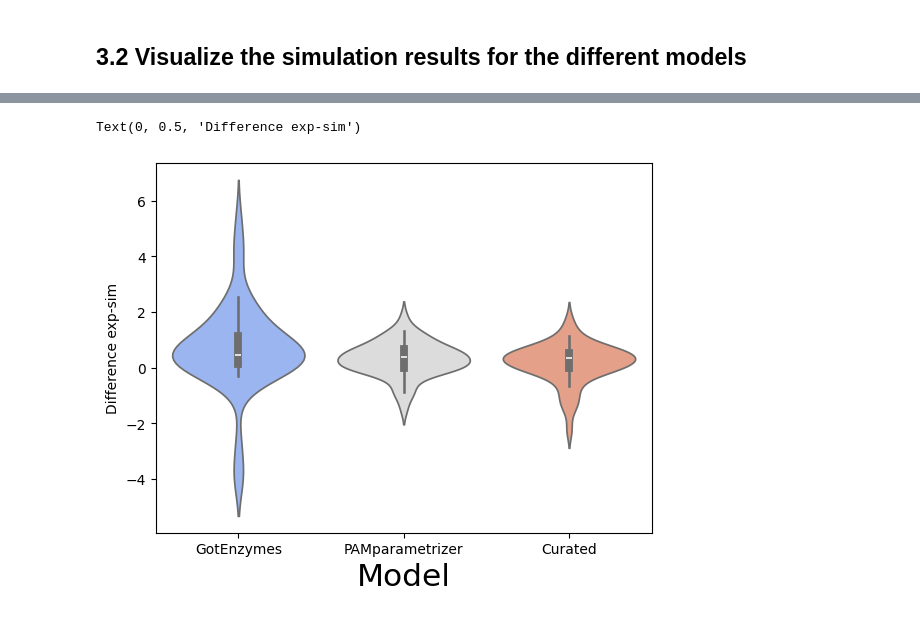
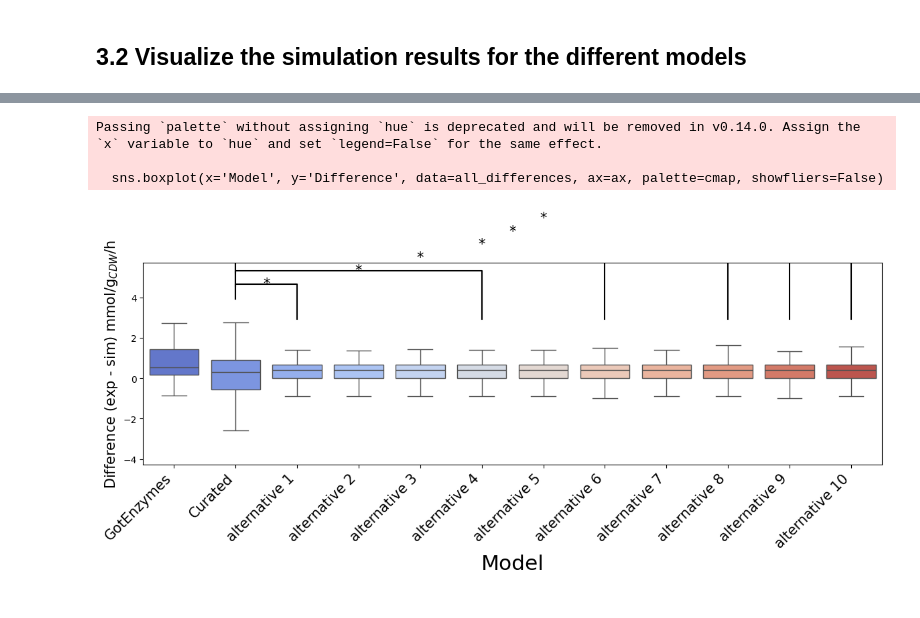
Before and after one commit to iAMB-RWTH-Aachen/PAMparametrizer, a Jupyter notebook: Scripts/i3_analysis/PAMparametrizer_iML1515_validation.ipynb, the cells around one changed output, grey strips where cells are left out. Drawn from its saved outputs; the diff is of its cells as text; code cells hidden in the pictures.

Commit message:
new results

```diff
--- a/Scripts/i3_analysis/PAMparametrizer_iML1515_validation.ipynb
+++ b/Scripts/i3_analysis/PAMparametrizer_iML1515_validation.ipynb
@@ -244,2 +217,9 @@ R^2 values for the model with the optimized parameters:  -0.9181933323143191
 # %% [markdown]
 ## 3.2 Visualize the simulation results for the different models
+# %%
+# validation_df_1.index = validation_df.index.str.split(', ')
+validation_df_1 = validation_df.T.reset_index()
+validation_df_1['index'] = validation_df_1['index'].str.split(', ')
+validation_df_1 = validation_df_1.explode('index').set_index('index').T
+validation_df_1
+# validation_df = validation_df.explode()
@@ -271,27 +274,68 @@ plt.show()
+# %%
+def plot_significant_annotation(ax, column, sign, compare_df, dodge_factor):
+        # Add annotation for significance
+        x1, x2 = 1, column
+        start = compare_df.Difference.quantile(0.865) +0.65
+        y, h = compare_df.Difference.quantile(0.865)+ dodge_factor, 0.75  # Dynamically adjust y position
+        ax.plot([x1, x1, x2, x2], [y, y+h, y+h, start], lw=1.5, color='k')
+        ax.text((x1 + x2) * 0.5, y + h*0.6, sign, ha='center', va='bottom', fontsize=fontsize, color='k')
 # %%
 fontsize = 15
-#violinplot
-models = ['GotEnzymes','PAMparametrizer','Curated']
+models = ['GotEnzymes', 'Curated'] + [f'alternative {alt}' for alt in error_new_dict.keys()]
 model_colors = sns.color_palette("coolwarm", n_colors=len(models))
 cmap = dict(zip(models, model_colors))
 
+# Prepare the figure
+fig, ax = plt.subplots(figsize=(12, 6))
+
 # Combine data into a DataFrame
 all_differences = pd.DataFrame()
+curated_differences = None  # Placeholder for Curated errors
+num_significant = 0
 
-for model, sub_df in zip(models, [fluxes_wt, fluxes_new, fluxes_curated]):
-    differences = calculate_difference_simulation_experiment(validation_df, sub_df, fluxes_to_save[1:])
+for col, (model, sub_df) in enumerate(zip(models, [fluxes_wt, fluxes_curated] + list(fluxes_new_dict.values()))):
+    differences = []
+    for _, row in sub_df.iterrows():
+        substrate_id = row['substrate_id']
+        difference = calculate_difference_simulation_experiment(
+            validation_df_1, row, fluxes_to_save[1:], substrate_id)
+        differences += difference
 
-    # Create a DataFrame for each model with the model name and differences
-    temp_df = pd.DataFrame({'Model': model, 'Difference': differences})
+    temp_df = pd.DataFrame({'Model': [model] * len(differences), 'Difference': differences})
+
+    # Store curated differences for comparison
+    if model == 'GotEnzymes':
+        curated_differences = differences
+        curated_diff_df = temp_df[temp_df.Model == 'GotEnzymes']
+    elif 'PAMparametrizer' in model or 'alternative' in model:
+        # Statistical test
+        stat, p = mannwhitneyu(curated_differences, differences, alternative='greater')
+        print(f"{model}: U-statistic = {stat}, p-value = {p}")
+#         if p < 0.075:
+#             sign = '*'
+#         if p < 0.05:
+#             sign = '**'
+        if p < 0.01:
+            sign = '*'
+#         if p < 0.075:
+            num_significant += 1
+            plot_significant_annotation(ax, col, sign, curated_diff_df, 1+num_significant*0.65)
 
     # Append to the main DataFrame
-    all_differences = pd.concat([all_differences, temp_df])
+    all_differences = pd.concat([all_differences, temp_df], ignore_index=True)
 
-# Create violinplot
-fig, ax = plt.subplots()
-sns.violinplot(x='Model', y='Difference', data=all_differences, ax=ax, palette=cmap)
+# Boxplot or Violin Plot
+sns.boxplot(x='Model', y='Difference', data=all_differences, ax=ax, palette=cmap, showfliers=False)
+
+# Adjust y-axis to focus on bulk data and add space for annotations
+ax.set_ylim([all_differences['Difference'].quantile(0.05)-3, all_differences['Difference'].quantile(0.96)+3])
 
 # Set labels and title
-ax.set_xlabel('Model', fontsize=fontsize*1.5)
-ax.set_ylabel('Difference exp-sim')
+ax.set_xticklabels(ax.get_xticklabels(), rotation=45, ha='right', fontsize=fontsize)
+ax.set_xlabel('Model', fontsize=fontsize * 1.5)
+ax.set_ylabel(r'Difference (exp - sim) mmol/$\text{g}_{CDW}$/h', fontsize=fontsize)
+
+plt.tight_layout()
+# plt.show()
+plt.savefig('Results/3_analysis/multiple_csources_error_boxplot.png')
 # %% [output]
@@ -301,4 +352,6 @@ Passing `palette` without assigning `hue` is deprecated and will be removed in v
-Text(0, 0.5, 'Difference exp-sim')
+Passing `palette` without assigning `hue` is deprecated and will be removed in v0.14.0. Assign the `x` variable to `hue` and set `legend=False` for the same effect.
+
+  sns.boxplot(x='Model', y='Difference', data=all_differences, ax=ax, palette=cmap, showfliers=False)
-[figure, old version]
+[figure, new version]
 # %%
 # visualize per flux
```
Also changed, not shown: parts of 10 cells of this notebook, 58 other files.
